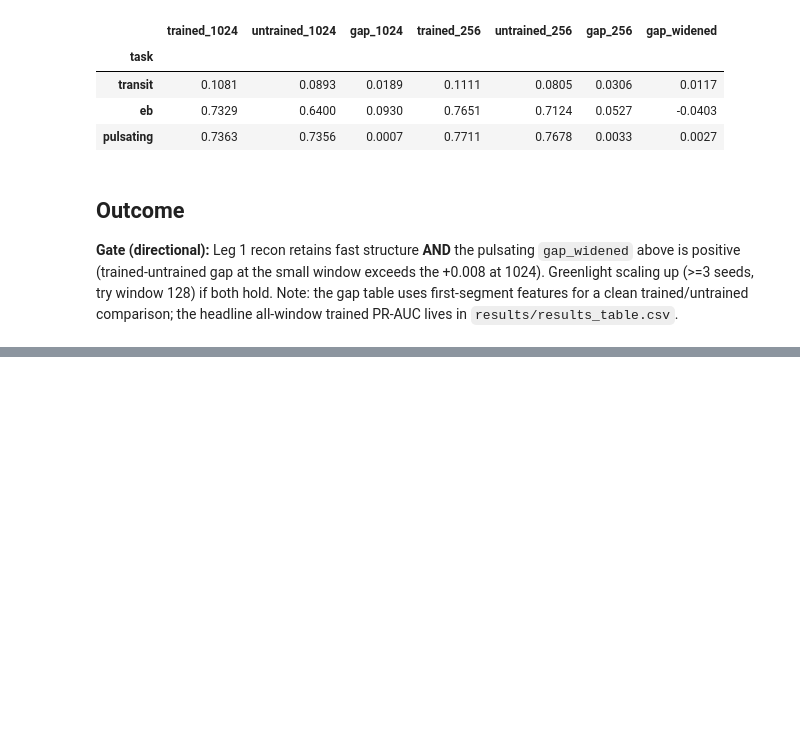
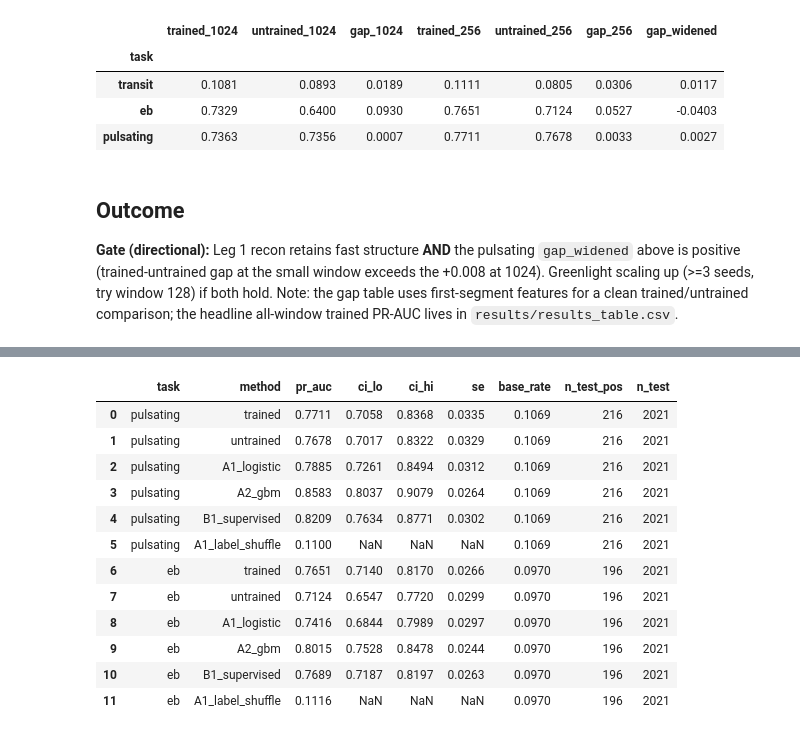
Before and after one commit to BrightonLiu-zZ/Stellar-World-Model, a Jupyter notebook: src/notebooks/ablation_diagnostics.ipynb, the cells around one changed output, grey strips where cells are left out. Drawn from its saved outputs; the diff is of its cells as text; code cells hidden in the pictures; blank space fills up the shorter version.

```diff
--- a/src/notebooks/ablation_diagnostics.ipynb
+++ b/src/notebooks/ablation_diagnostics.ipynb
@@ -215,0 +227,19 @@ saved C:\git_repo\Stellar-World-Model\experiments\exp01_window256_seq16\figs\gap
+# %%
+# Retrains the B1 supervised trunk (3 seeds x 2 tasks); a few minutes on GPU. All logic is in the module.
+from swm.eval.skyline import run_suite
+skyline_summary, skyline_gate = run_suite(EXP_NAME, tasks=("pulsating", "eb"), b1_seeds=(0, 1, 2), n_boot=2000, write=True)
+skyline_summary.round(4)
+# %% [output]
+|  | task | method | pr_auc | ci_lo | ci_hi | se | base_rate | n_test_pos | n_test |
+| 0 | pulsating | trained | 0.7711 | 0.7058 | 0.8368 | 0.0335 | 0.1069 | 216 | 2021 |
+| 1 | pulsating | untrained | 0.7678 | 0.7017 | 0.8322 | 0.0329 | 0.1069 | 216 | 2021 |
+| 2 | pulsating | A1_logistic | 0.7885 | 0.7261 | 0.8494 | 0.0312 | 0.1069 | 216 | 2021 |
+| 3 | pulsating | A2_gbm | 0.8583 | 0.8037 | 0.9079 | 0.0264 | 0.1069 | 216 | 2021 |
+| 4 | pulsating | B1_supervised | 0.8209 | 0.7634 | 0.8771 | 0.0302 | 0.1069 | 216 | 2021 |
+| 5 | pulsating | A1_label_shuffle | 0.1100 | NaN | NaN | NaN | 0.1069 | 216 | 2021 |
+| 6 | eb | trained | 0.7651 | 0.7140 | 0.8170 | 0.0266 | 0.0970 | 196 | 2021 |
+| 7 | eb | untrained | 0.7124 | 0.6547 | 0.7720 | 0.0299 | 0.0970 | 196 | 2021 |
+| 8 | eb | A1_logistic | 0.7416 | 0.6844 | 0.7989 | 0.0297 | 0.0970 | 196 | 2021 |
+| 9 | eb | A2_gbm | 0.8015 | 0.7528 | 0.8478 | 0.0244 | 0.0970 | 196 | 2021 |
+| 10 | eb | B1_supervised | 0.7689 | 0.7187 | 0.8197 | 0.0263 | 0.0970 | 196 | 2021 |
+| 11 | eb | A1_label_shuffle | 0.1116 | NaN | NaN | NaN | 0.0970 | 196 | 2021 |
```
Also changed, not shown: parts of 8 cells of this notebook.
